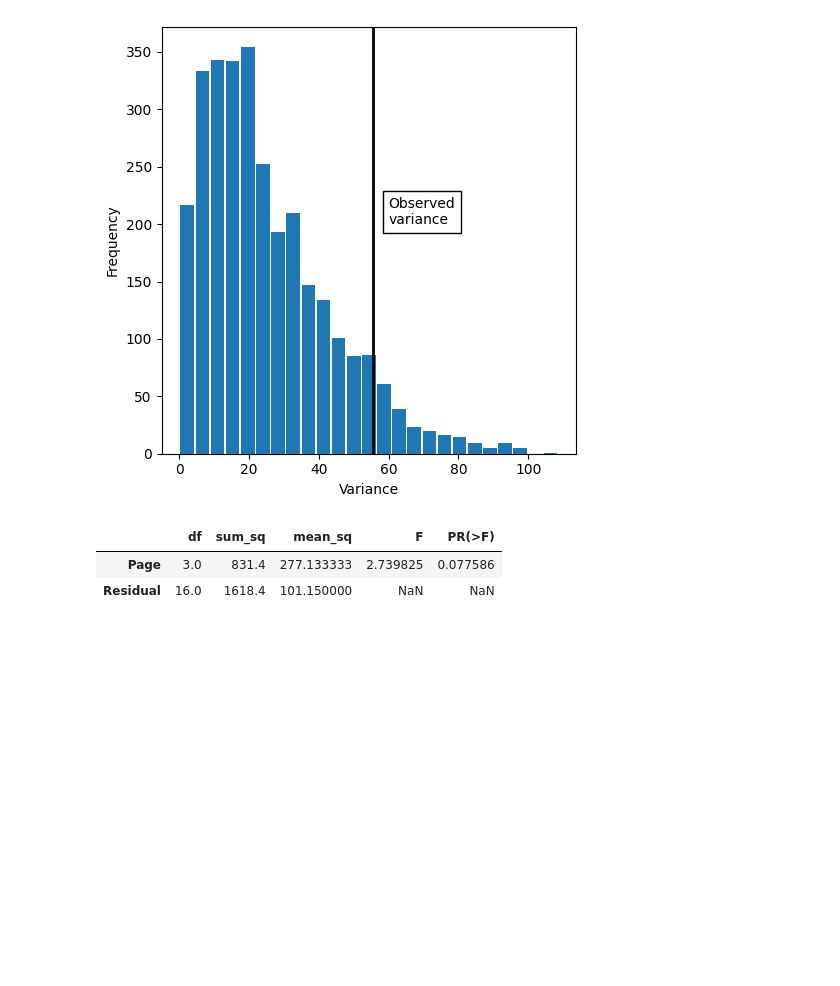
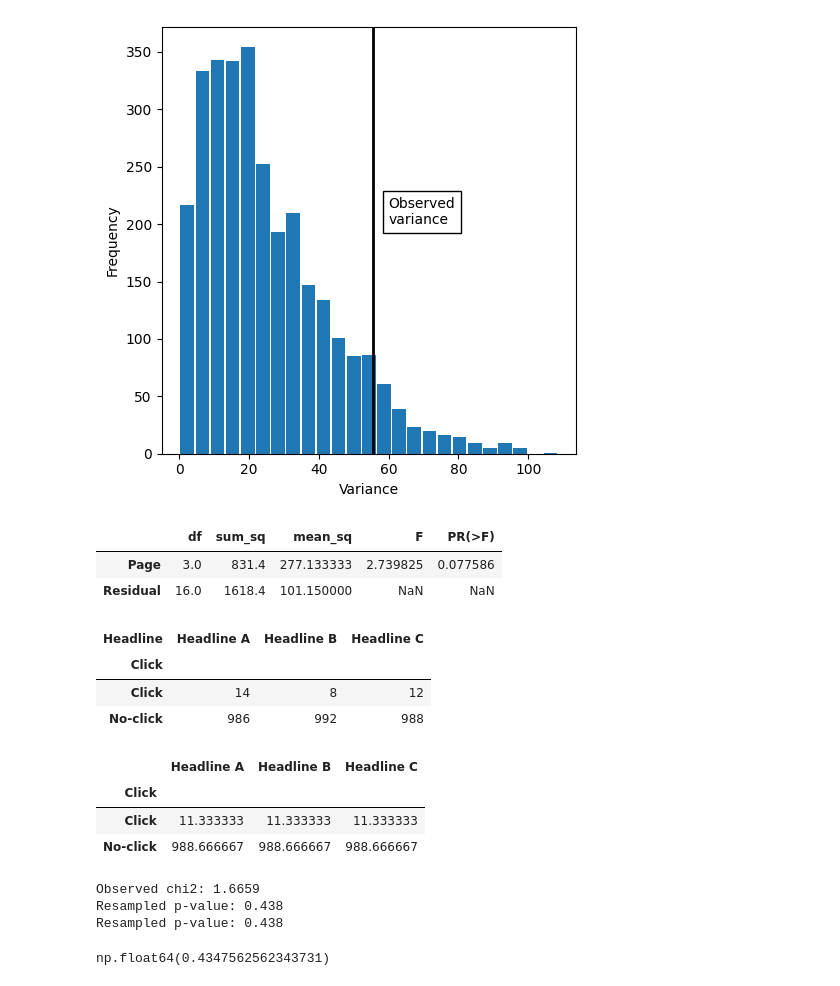
Before and after one commit to NurmukhamedKZ/Data-Projects, a Jupyter notebook: Practical_statistics/Chapter3.ipynb, the cells around one changed output. Saved outputs shown, nothing was run; the diff lists cells and outputs as text; code cells hidden in the pictures; blank space fills up the shorter version.

```diff
--- a/Practical_statistics/Chapter3.ipynb
+++ b/Practical_statistics/Chapter3.ipynb
@@ -191,3 +191,62 @@ sm.stats.anova_lm(model1)
 |  | df | sum_sq | mean_sq | F | PR(>F) |
 | Page | 3.0 | 831.4 | 277.133333 | 2.739825 | 0.077586 |
 | Residual | 16.0 | 1618.4 | 101.150000 | NaN | NaN |
+# %%
+click_rate = pd.read_csv("https://raw.githubusercontent.com/gedeck/practical-statistics-for-data-scientists/refs/heads/master/data/click_rates.csv")
+click = click_rate.pivot(index="Click", columns="Headline", values="Rate")
+click
+# %% [output]
+| Headline | Headline A | Headline B | Headline C |
+| Click |  |  |  |
+| Click | 14 | 8 | 12 |
+| No-click | 986 | 992 | 988 |
+# %%
+click_expect_row = click.mean(axis=1)
+click_expect = pd.DataFrame({"Headline A": click_expect_row,
+                             "Headline B": click_expect_row,
+                             "Headline C": click_expect_row,})
+click_expect
+# %% [output]
+|  | Headline A | Headline B | Headline C |
+| Click |  |  |  |
+| Click | 11.333333 | 11.333333 | 11.333333 |
+| No-click | 988.666667 | 988.666667 | 988.666667 |
+# %%
+box = [1] * 34 + [0] * 2966
+random.shuffle(box)
+
+def chi2(observed, expected) -> float:
+    pearson_residuals = []
+    for row, expect in zip(observed, expected):
+        pearson_residuals.append([(observe - expect) ** 2/expect for observe in row])
+    return np.sum(pearson_residuals)
+
+expected_clicks = 34 / 3
+expected_noclicks = 1000 - expected_clicks
+expected = [expected_clicks, expected_noclicks]
+chi2observed = chi2(click.values, expected)
+
+def perm_fun(box):
+    random.shuffle(box)
+    sample_clicks = [sum(box[0:1000]),
+                     sum(box[1000:2000]),
+                     sum(box[2000:3000])]
+    sample_noclicks = [1000 - n for n in sample_clicks]
+    return chi2([sample_clicks, sample_noclicks], expected)
+
+
+perm_chi2 = [perm_fun(box) for _ in range(2000)]
+
+resampled_p_value = sum(perm_chi2 > chi2observed) / len(perm_chi2)
+print(f'Observed chi2: {chi2observed:.4f}')
+print(f'Resampled p-value: {resampled_p_value}')
+print(f"Resampled p-value: {np.mean(perm_chi2 > chi2observed)}")
+# %% [output]
+Observed chi2: 1.6659
+Resampled p-value: 0.438
+Resampled p-value: 0.438
+# %%
+chisq, pvalue, df, expected_stats = stats.chi2_contingency(click)
+pvalue
+# %% [output]
+np.float64(0.4347562562343731)
```
Also changed, not shown: 18 other files.
